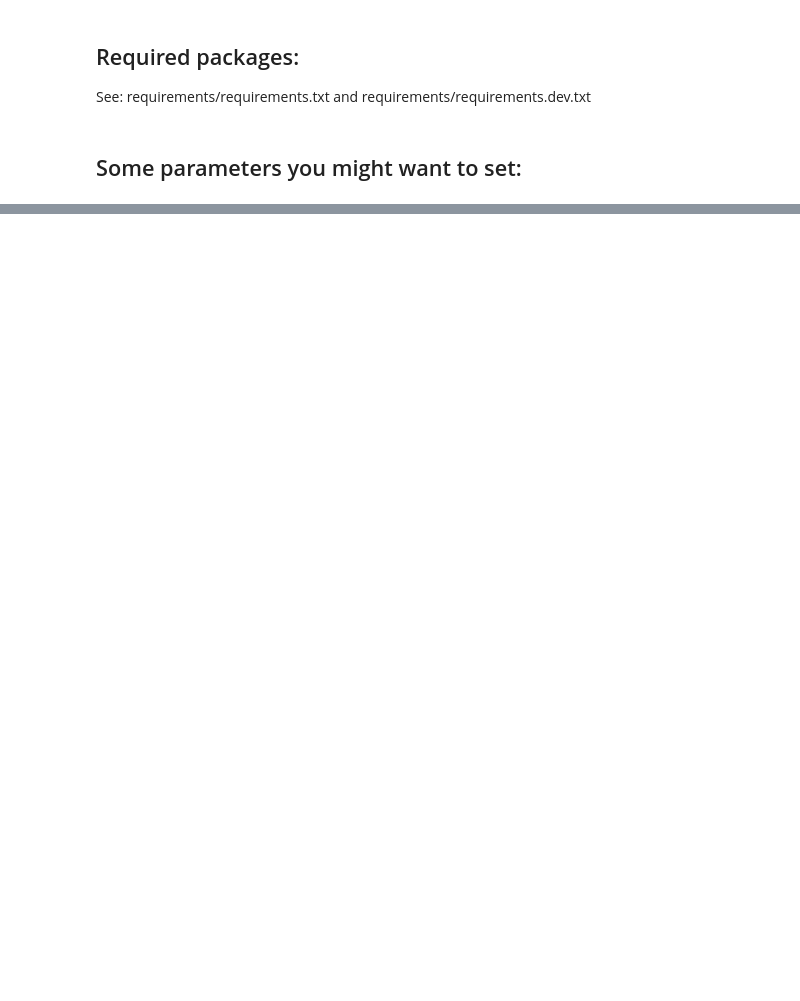
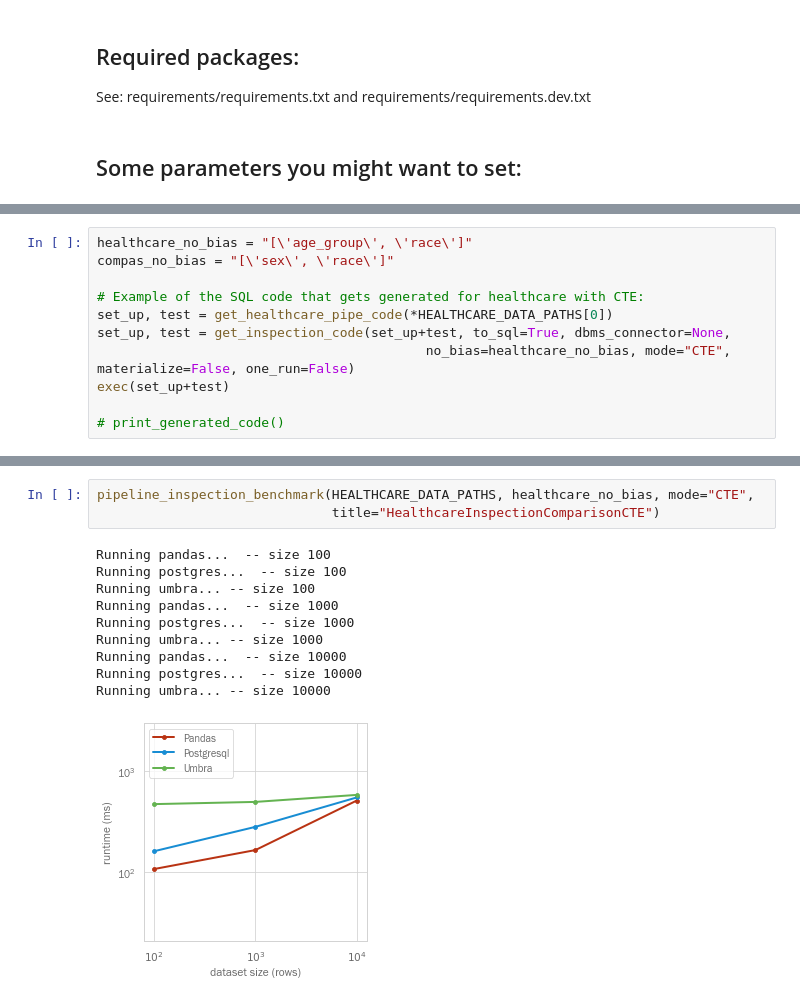
Before and after one commit to tum-db/mlinspect4sql, a Jupyter notebook: example_to_sql/to_sql_demo_inspection.ipynb, the cells around one changed output, grey strips where cells are left out. Drawn from its saved outputs; the diff is of its cells as text; blank space fills up the shorter version.

```diff
--- a/example_to_sql/to_sql_demo_inspection.ipynb
+++ b/example_to_sql/to_sql_demo_inspection.ipynb
@@ -172,0 +151,11 @@ No user with password configured. For initial setup, connect via a domain socket
+# %%
+healthcare_no_bias = "[\'age_group\', \'race\']"
+compas_no_bias = "[\'sex\', \'race\']"
+
+# Example of the SQL code that gets generated for healthcare with CTE:
+set_up, test = get_healthcare_pipe_code(*HEALTHCARE_DATA_PATHS[0])
+set_up, test = get_inspection_code(set_up+test, to_sql=True, dbms_connector=None,
+                                          no_bias=healthcare_no_bias, mode="CTE", materialize=False, one_run=False)
+exec(set_up+test)
+
+# print_generated_code()
@@ -172,0 +180,14 @@ No user with password configured. For initial setup, connect via a domain socket
+# %%
+pipeline_inspection_benchmark(HEALTHCARE_DATA_PATHS, healthcare_no_bias, mode="CTE",
+                              title="HealthcareInspectionComparisonCTE")
+# %% [output]
+Running pandas...  -- size 100
+Running postgres...  -- size 100
+Running umbra... -- size 100
+Running pandas...  -- size 1000
+Running postgres...  -- size 1000
+Running umbra... -- size 1000
+Running pandas...  -- size 10000
+Running postgres...  -- size 10000
+Running umbra... -- size 10000
+[figure, added]
```
Also changed, not shown: parts of 17 cells of this notebook, 11 other files.
